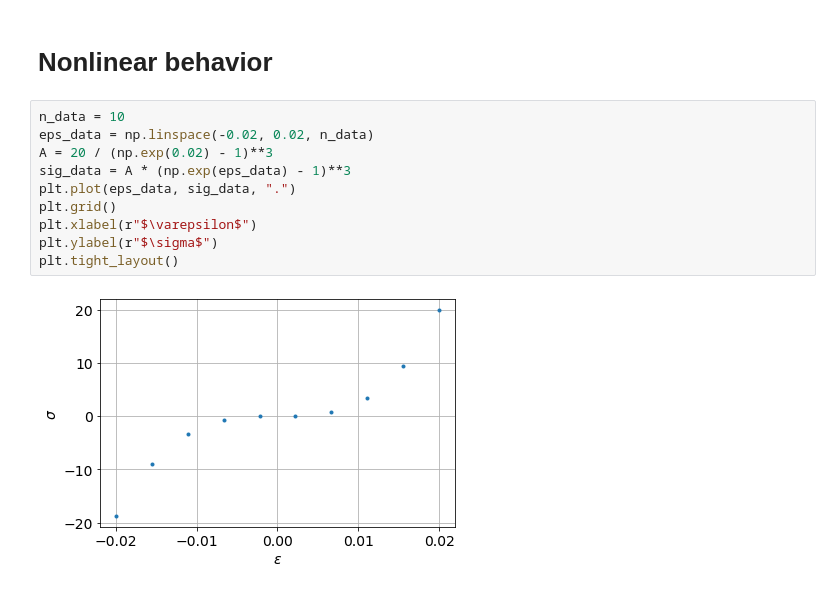
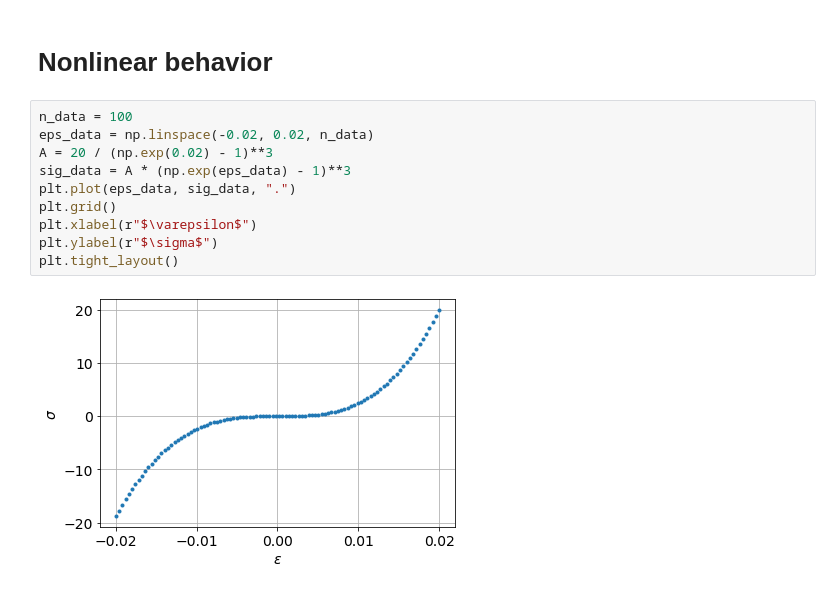
Before and after one commit to deeepeshthakur/ddtruss, a Jupyter notebook: examples/truss.ipynb, the cells around one changed output. Saved outputs shown, nothing was run; the diff lists cells and outputs as text.

```diff
--- a/examples/truss.ipynb
+++ b/examples/truss.ipynb
@@ -210,17 +211,17 @@ plot(eps, sig, ddsolver, f_obj_iter)
 # %% [markdown]
 # Nonlinear behavior
 # %%
-n_data = 10
+n_data = 100
 eps_data = np.linspace(-0.02, 0.02, n_data)
 A = 20 / (np.exp(0.02) - 1)**3
 sig_data = A * (np.exp(eps_data) - 1)**3
 plt.plot(eps_data, sig_data, ".")
 plt.grid()
 plt.xlabel(r"$\varepsilon$")
 plt.ylabel(r"$\sigma$")
 plt.tight_layout()
 # %% [output]
-[figure, old version]
+[figure, new version]
 # %%
 material_data = np.hstack([eps_data.reshape((-1, 1)), sig_data.reshape((-1, 1))])
 ddsolver.load_material_data(material_data)
```
Also changed, not shown: parts of 5 cells of this notebook, 2 other files.
